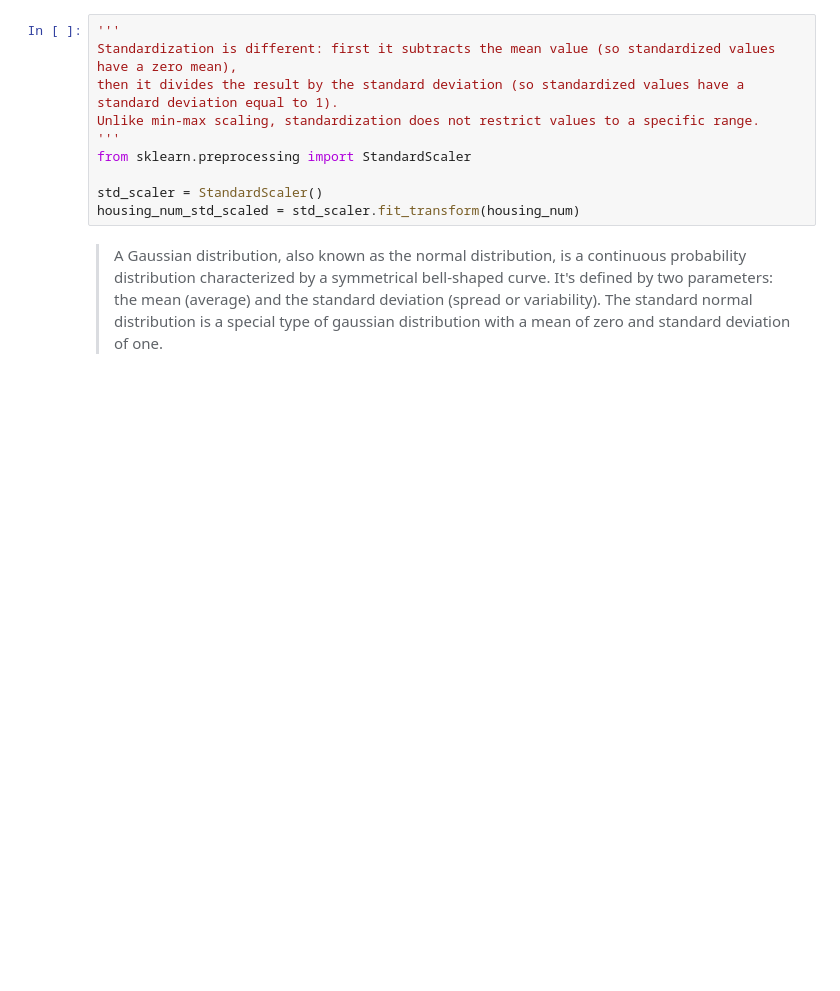
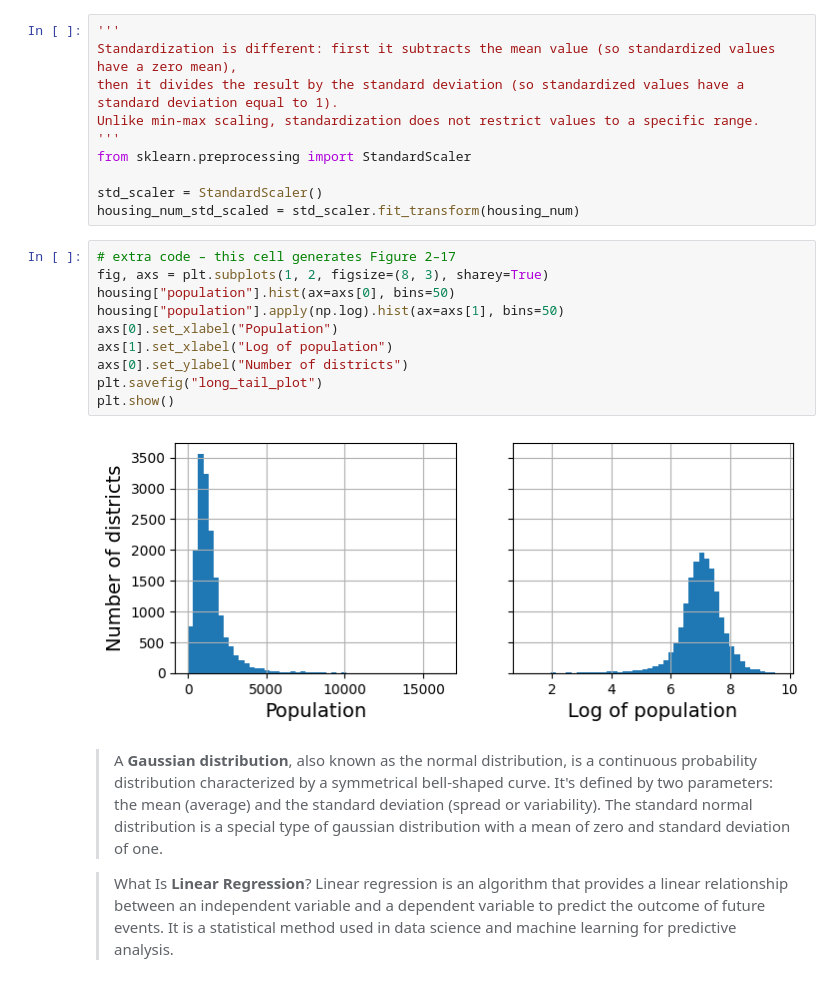
Before and after one commit to srikanthkote/ml-playground, a Jupyter notebook: housing_data_xplore.ipynb, the cells around one changed output. Saved outputs shown, nothing was run; the diff lists cells and outputs as text; blank space fills up the shorter version.

```diff
--- a/housing_data_xplore.ipynb
+++ b/housing_data_xplore.ipynb
@@ -487,5 +487,20 @@ from sklearn.preprocessing import StandardScaler
 
 std_scaler = StandardScaler()
 housing_num_std_scaled = std_scaler.fit_transform(housing_num)
+# %%
+# extra code – this cell generates Figure 2–17
+fig, axs = plt.subplots(1, 2, figsize=(8, 3), sharey=True)
+housing["population"].hist(ax=axs[0], bins=50)
+housing["population"].apply(np.log).hist(ax=axs[1], bins=50)
+axs[0].set_xlabel("Population")
+axs[1].set_xlabel("Log of population")
+axs[0].set_ylabel("Number of districts")
+plt.savefig("long_tail_plot")
+plt.show()
+# %% [output]
+[figure, added]
 # %% [markdown]
-> A Gaussian distribution, also known as the normal distribution, is a continuous probability distribution characterized by a symmetrical bell-shaped curve. It's defined by two parameters: the mean (average) and the standard deviation (spread or variability). The standard normal distribution is a special type of gaussian distribution with a mean of zero and standard deviation of one.
+> A <b>Gaussian distribution</b>, also known as the normal distribution, is a continuous probability distribution characterized by a symmetrical bell-shaped curve. It's defined by two parameters: the mean (average) and the standard deviation (spread or variability). The standard normal distribution is a special type of gaussian distribution with a mean of zero and standard deviation of one.
+
+> What Is <b>Linear Regression</b>?
+Linear regression is an algorithm that provides a linear relationship between an independent variable and a dependent variable to predict the outcome of future events. It is a statistical method used in data science and machine learning for predictive analysis.
```
Also changed, not shown: parts of 33 cells of this notebook.
